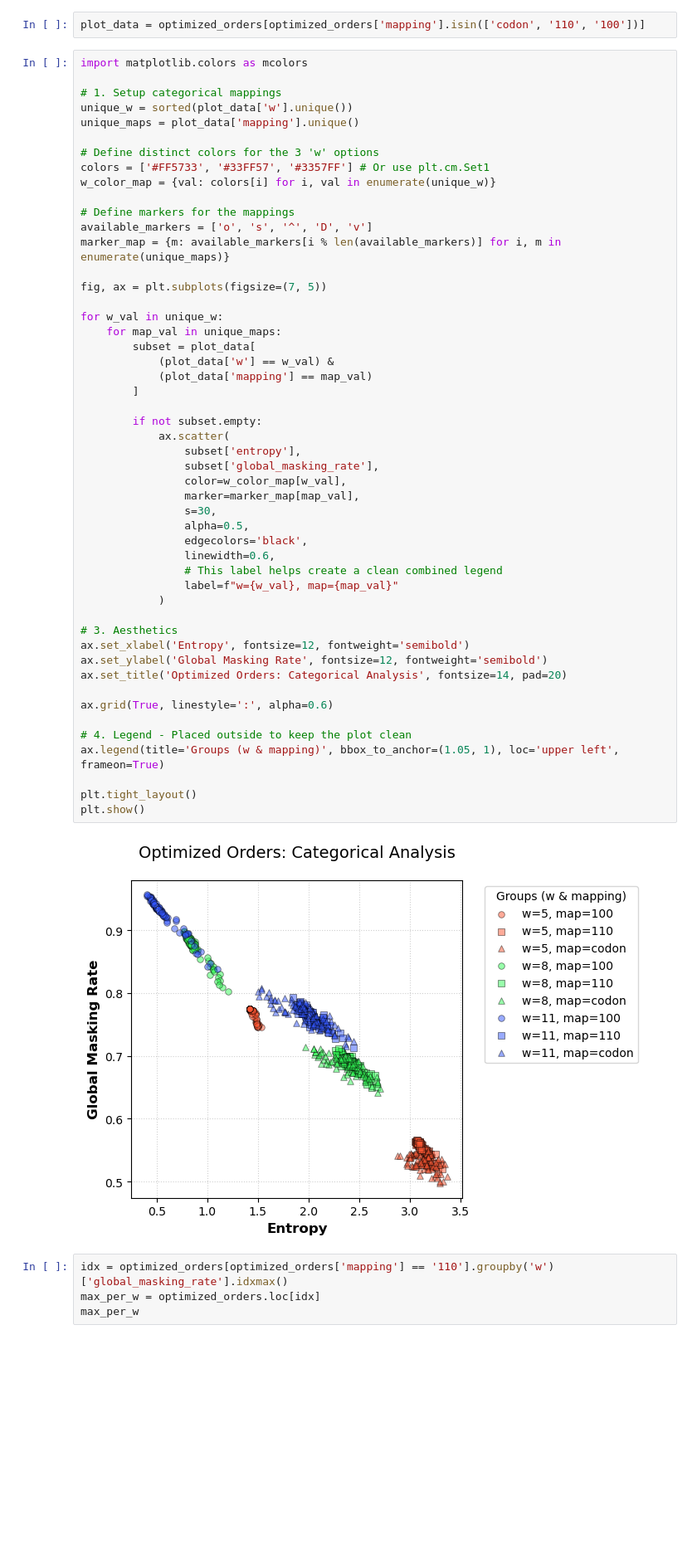
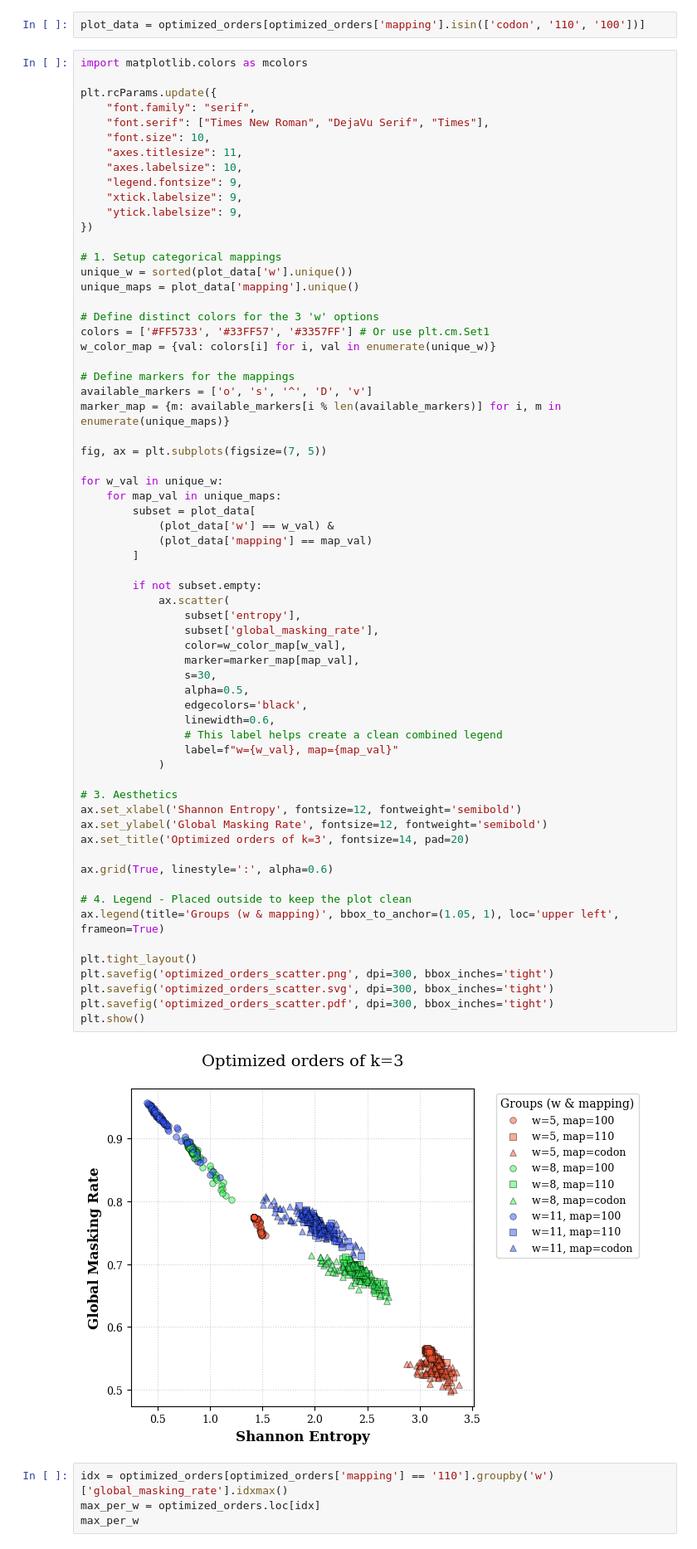
Before and after one commit to treangenlab/mft-analyses, a Jupyter notebook: Table2/table2.ipynb, the cells around one changed output. Shown at 83% size. Cells and saved outputs as stored; diff of their text form; blank space fills up the shorter version.

```diff
--- a/Table2/table2.ipynb
+++ b/Table2/table2.ipynb
@@ -99,6 +99,17 @@ optimized_orders
 plot_data = optimized_orders[optimized_orders['mapping'].isin(['codon', '110', '100'])]
 # %%
 import matplotlib.colors as mcolors
+
+plt.rcParams.update({
+    "font.family": "serif",
+    "font.serif": ["Times New Roman", "DejaVu Serif", "Times"],
+    "font.size": 10,
+    "axes.titlesize": 11,
+    "axes.labelsize": 10,
+    "legend.fontsize": 9,
+    "xtick.labelsize": 9,
+    "ytick.labelsize": 9,
+})
 
 # 1. Setup categorical mappings
 unique_w = sorted(plot_data['w'].unique())
@@ -119,36 +130,39 @@ for w_val in unique_w:
         subset = plot_data[
             (plot_data['w'] == w_val) &
             (plot_data['mapping'] == map_val)
         ]
 
         if not subset.empty:
             ax.scatter(
                 subset['entropy'],
                 subset['global_masking_rate'],
                 color=w_color_map[w_val],
                 marker=marker_map[map_val],
                 s=30,
                 alpha=0.5,
                 edgecolors='black',
                 linewidth=0.6,
                 # This label helps create a clean combined legend
                 label=f"w={w_val}, map={map_val}"
             )
 
 # 3. Aesthetics
-ax.set_xlabel('Entropy', fontsize=12, fontweight='semibold')
+ax.set_xlabel('Shannon Entropy', fontsize=12, fontweight='semibold')
 ax.set_ylabel('Global Masking Rate', fontsize=12, fontweight='semibold')
-ax.set_title('Optimized Orders: Categorical Analysis', fontsize=14, pad=20)
+ax.set_title('Optimized orders of k=3', fontsize=14, pad=20)
 
 ax.grid(True, linestyle=':', alpha=0.6)
 
 # 4. Legend - Placed outside to keep the plot clean
 ax.legend(title='Groups (w & mapping)', bbox_to_anchor=(1.05, 1), loc='upper left', frameon=True)
 
 plt.tight_layout()
+plt.savefig('optimized_orders_scatter.png', dpi=300, bbox_inches='tight')
+plt.savefig('optimized_orders_scatter.svg', dpi=300, bbox_inches='tight')
+plt.savefig('optimized_orders_scatter.pdf', dpi=300, bbox_inches='tight')
 plt.show()
 # %% [output]
-[figure, old version]
+[figure, new version]
 # %%
 idx = optimized_orders[optimized_orders['mapping'] == '110'].groupby('w')['global_masking_rate'].idxmax()
 max_per_w = optimized_orders.loc[idx]
```
Also changed, not shown: 1 other file.
